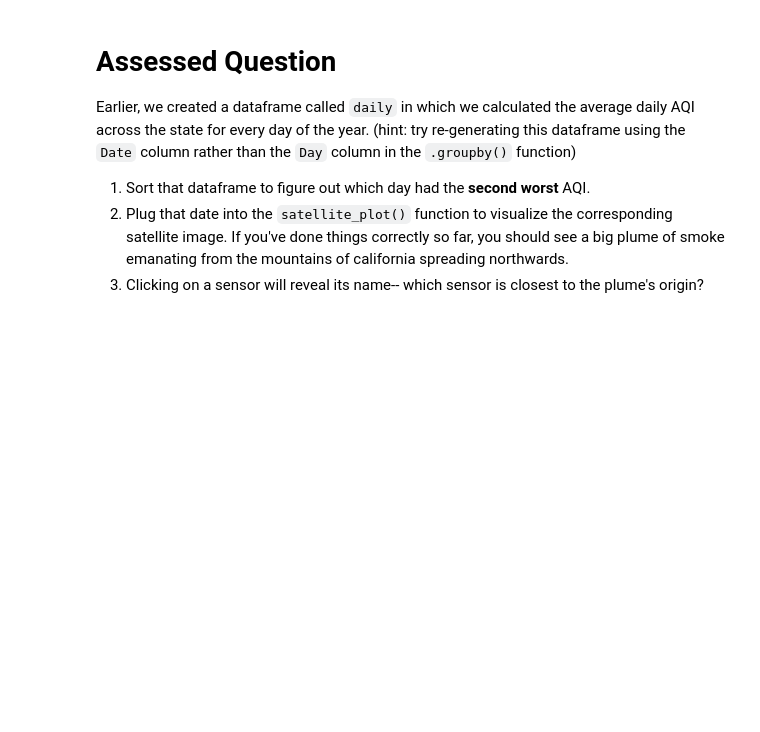
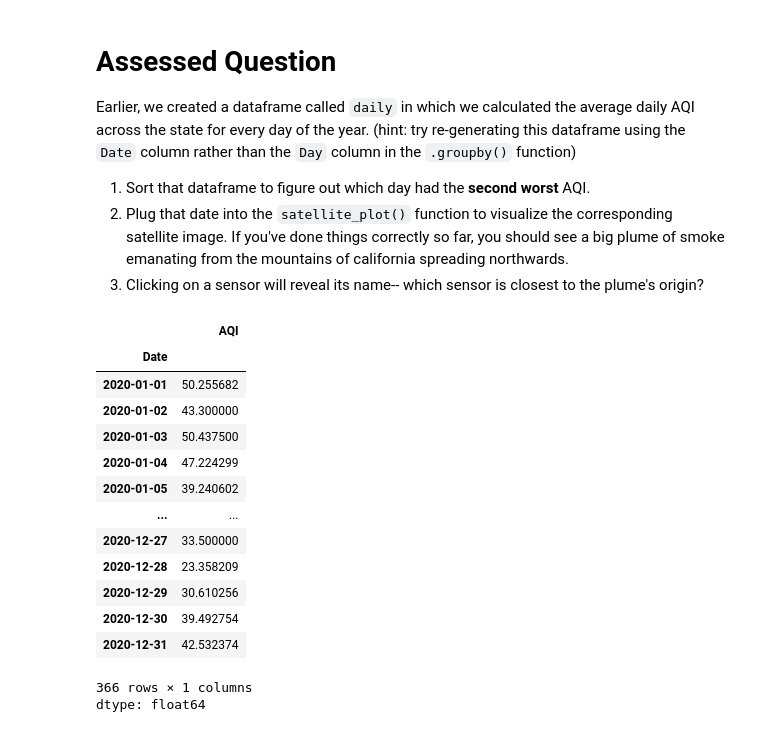
Before and after one commit to laiacoder/QM2, a Jupyter notebook: notebooks/W03. Spatial Data.ipynb, the cells around one changed output. Saved outputs shown, nothing was run; the diff lists cells and outputs as text; code cells hidden in the pictures; blank space fills up the shorter version.

```diff
--- a/notebooks/W03. Spatial Data.ipynb
+++ b/notebooks/W03. Spatial Data.ipynb
@@ -722,0 +729,22 @@ Earlier, we created a dataframe called `daily` in which we calculated the averag
+# %%
+#change data we're feeling to satellite function
+
+
+daily2=df.groupby('Date')['AQI'].mean()     #This gives the average daily AQI across the state by date (instead of day number of the year)
+daily2
+# %% [output]
+|  | AQI |
+| Date |  |
+| 2020-01-01 | 50.255682 |
+| 2020-01-02 | 43.300000 |
+| 2020-01-03 | 50.437500 |
+| 2020-01-04 | 47.224299 |
+| 2020-01-05 | 39.240602 |
+| ... | ... |
+| 2020-12-27 | 33.500000 |
+| 2020-12-28 | 23.358209 |
+| 2020-12-29 | 30.610256 |
+| 2020-12-30 | 39.492754 |
+| 2020-12-31 | 42.532374 |
+366 rows × 1 columns
+dtype: float64
```
Also changed, not shown: parts of 7 cells of this notebook.
